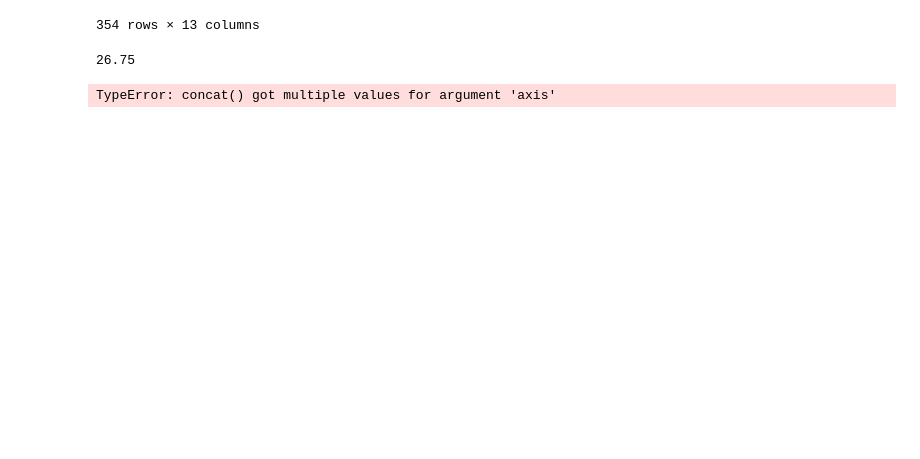
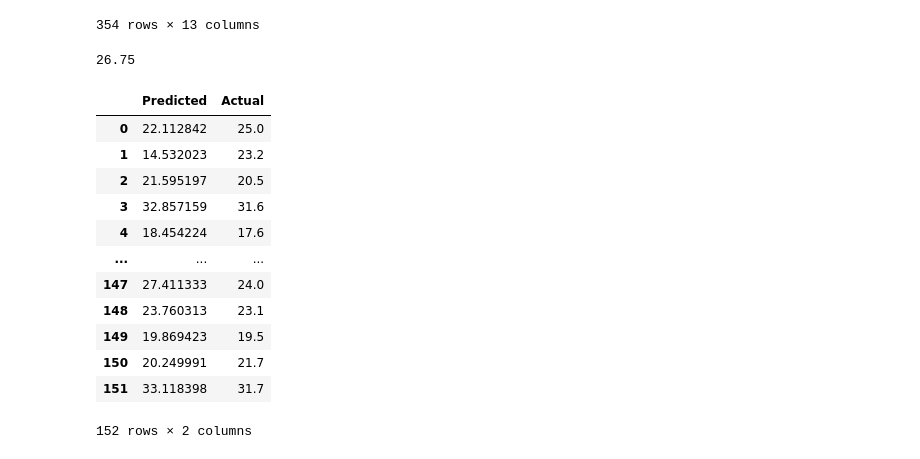
Before and after one commit to shiv0112/boston_random_forest, a Jupyter notebook: notebooks/boston_rndm_forest.ipynb, the cells around one changed output. Saved outputs shown, nothing was run; the diff lists cells and outputs as text; code cells hidden in the pictures; blank space fills up the shorter version.

```diff
--- a/notebooks/boston_rndm_forest.ipynb
+++ b/notebooks/boston_rndm_forest.ipynb
@@ -487,7 +487,21 @@ np.round(prediction,2)
 # %%
 a=pd.DataFrame(np.exp(y_pred),columns=['Predicted'])
 b=pd.DataFrame(np.exp(y_test.to_numpy()),columns=['Actual'],index=None)
-# %%
-pd.concat(a,b,axis=1)
-# %% [output]
-TypeError: concat() got multiple values for argument 'axis'
+# %%
+a['Actual']=b
+# %%
+a
+# %% [output]
+|  | Predicted | Actual |
+| 0 | 22.112842 | 25.0 |
+| 1 | 14.532023 | 23.2 |
+| 2 | 21.595197 | 20.5 |
+| 3 | 32.857159 | 31.6 |
+| 4 | 18.454224 | 17.6 |
+| ... | ... | ... |
+| 147 | 27.411333 | 24.0 |
+| 148 | 23.760313 | 23.1 |
+| 149 | 19.869423 | 19.5 |
+| 150 | 20.249991 | 21.7 |
+| 151 | 33.118398 | 31.7 |
+152 rows × 2 columns
```
Also changed, not shown: 2 other files.
